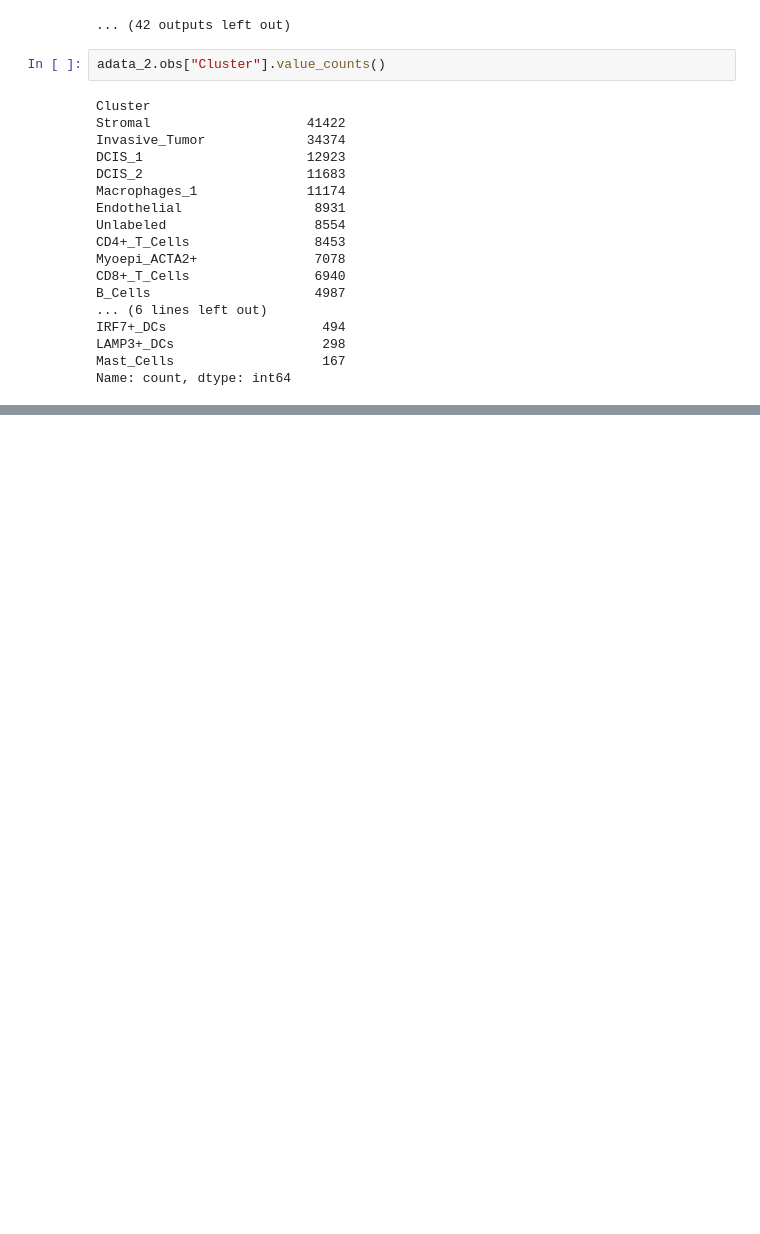
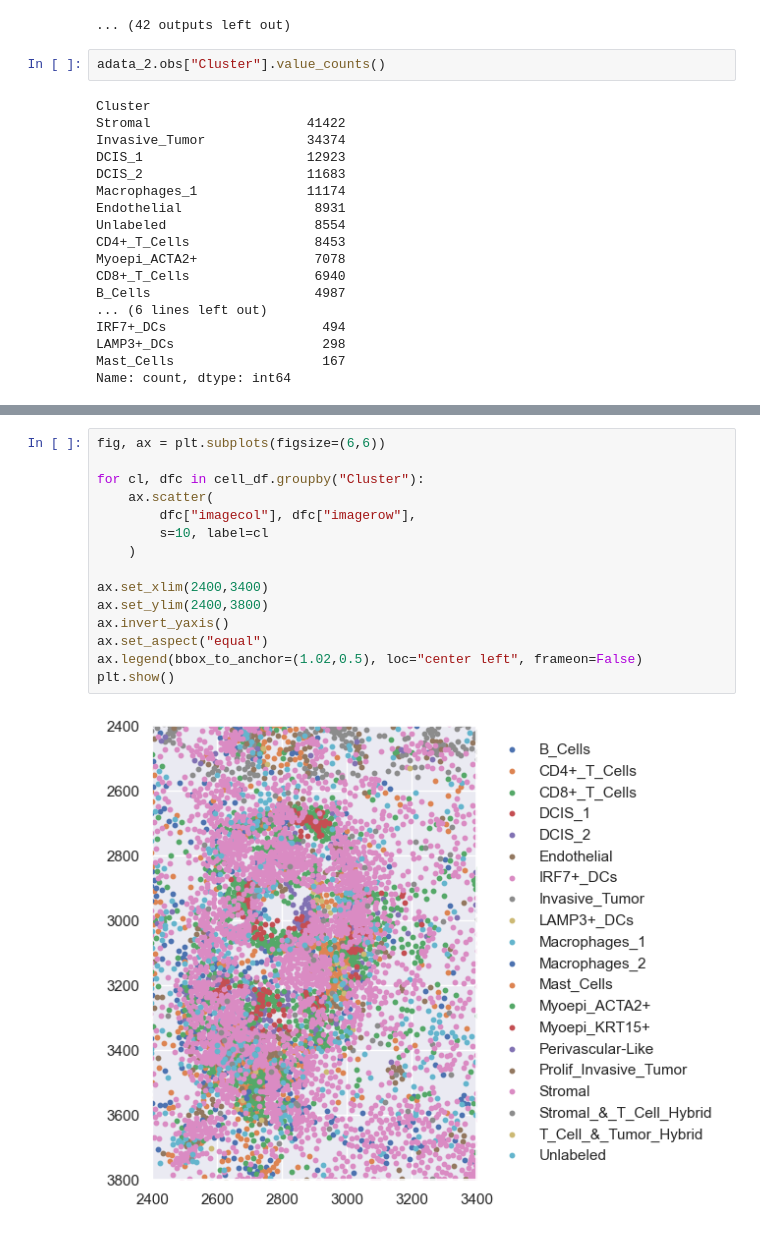
Before and after one commit to RyosukeNomural/SpatialCompassV, a Jupyter notebook: docs/tutorials/cell_analysis/index-Copy1.ipynb, the cells around one changed output, grey strips where cells are left out. Cells and saved outputs as stored; diff of their text form; blank space fills up the shorter version.

```diff
--- a/docs/tutorials/cell_analysis/index-Copy1.ipynb
+++ b/docs/tutorials/cell_analysis/index-Copy1.ipynb
@@ -505,0 +520,17 @@ Name: count, dtype: int64
+# %%
+fig, ax = plt.subplots(figsize=(6,6))
+
+for cl, dfc in cell_df.groupby("Cluster"):
+    ax.scatter(
+        dfc["imagecol"], dfc["imagerow"],
+        s=10, label=cl
+    )
+
+ax.set_xlim(2400,3400)
+ax.set_ylim(2400,3800)
+ax.invert_yaxis()
+ax.set_aspect("equal")
+ax.legend(bbox_to_anchor=(1.02,0.5), loc="center left", frameon=False)
+plt.show()
+# %% [output]
+[figure, added]
```
Also changed, not shown: parts of 9 cells of this notebook, 3 other files.
